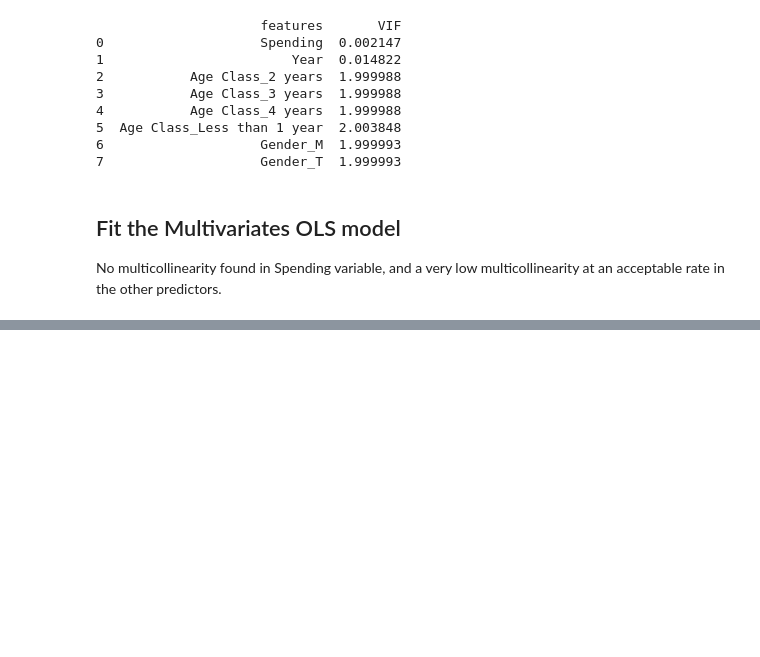
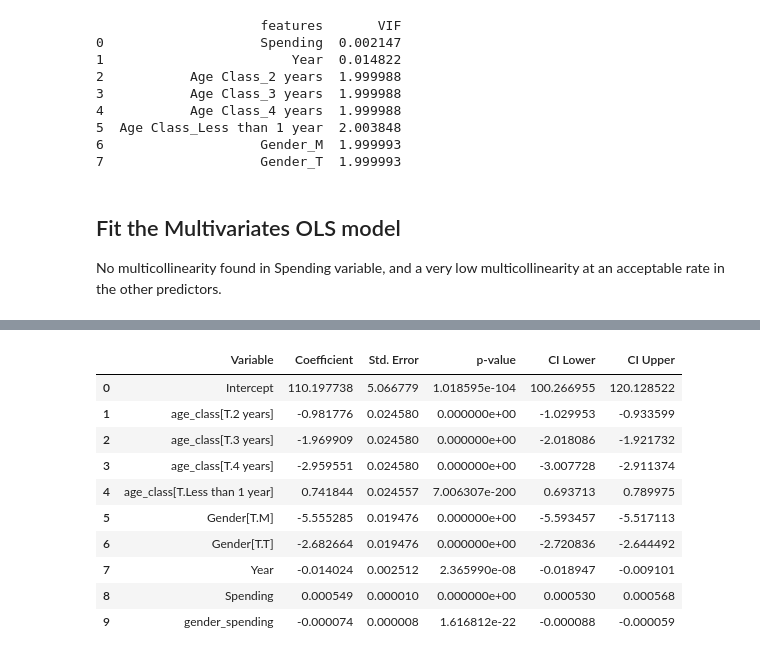
Before and after one commit to hejazn86/EU_healthcare_spending_analysis, a Jupyter notebook: notebooks/02_statistical_analysis.ipynb, the cells around one changed output, grey strips where cells are left out. Saved outputs shown, nothing was run; the diff lists cells and outputs as text; code cells hidden in the pictures; blank space fills up the shorter version.

```diff
--- a/notebooks/02_statistical_analysis.ipynb
+++ b/notebooks/02_statistical_analysis.ipynb
@@ -254,0 +326,25 @@ summary.to_csv("reports/multi_regression_results.csv", index=False)
+# %%
+
+reg_results = pd.DataFrame({
+    "Variable": model2.params.index,
+    "Coefficient": model2.params.values,
+    "Std. Error": model2.bse.values,
+    "p-value": model2.pvalues.values,
+    "CI Lower": model2.conf_int()[0].values,
+    "CI Upper": model2.conf_int()[1].values
+})
+
+reg_results.to_csv("/reports/regression_results_model2.csv", index=False)
+# reg_results
+# %% [output]
+|  | Variable | Coefficient | Std. Error | p-value | CI Lower | CI Upper |
+| 0 | Intercept | 110.197738 | 5.066779 | 1.018595e-104 | 100.266955 | 120.128522 |
+| 1 | age_class[T.2 years] | -0.981776 | 0.024580 | 0.000000e+00 | -1.029953 | -0.933599 |
+| 2 | age_class[T.3 years] | -1.969909 | 0.024580 | 0.000000e+00 | -2.018086 | -1.921732 |
+| 3 | age_class[T.4 years] | -2.959551 | 0.024580 | 0.000000e+00 | -3.007728 | -2.911374 |
+| 4 | age_class[T.Less than 1 year] | 0.741844 | 0.024557 | 7.006307e-200 | 0.693713 | 0.789975 |
+| 5 | Gender[T.M] | -5.555285 | 0.019476 | 0.000000e+00 | -5.593457 | -5.517113 |
+| 6 | Gender[T.T] | -2.682664 | 0.019476 | 0.000000e+00 | -2.720836 | -2.644492 |
+| 7 | Year | -0.014024 | 0.002512 | 2.365990e-08 | -0.018947 | -0.009101 |
+| 8 | Spending | 0.000549 | 0.000010 | 0.000000e+00 | 0.000530 | 0.000568 |
+| 9 | gender_spending | -0.000074 | 0.000008 | 1.616812e-22 | -0.000088 | -0.000059 |
```
Also changed, not shown: parts of 9 cells of this notebook.
